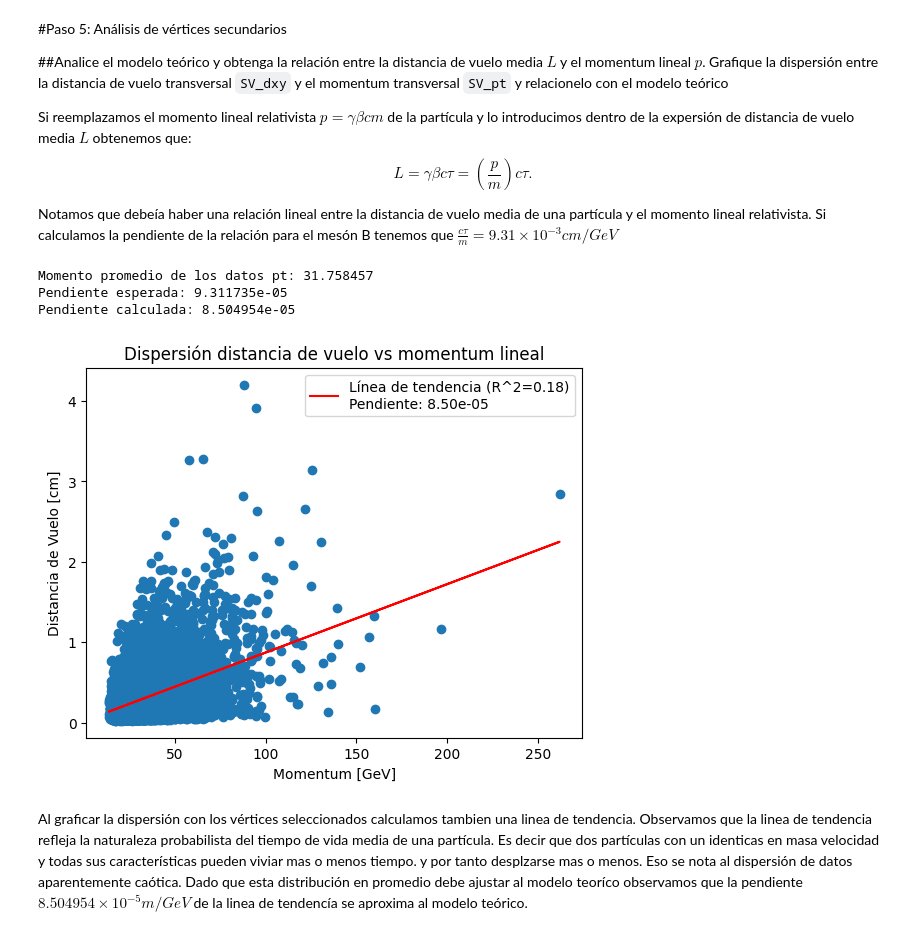
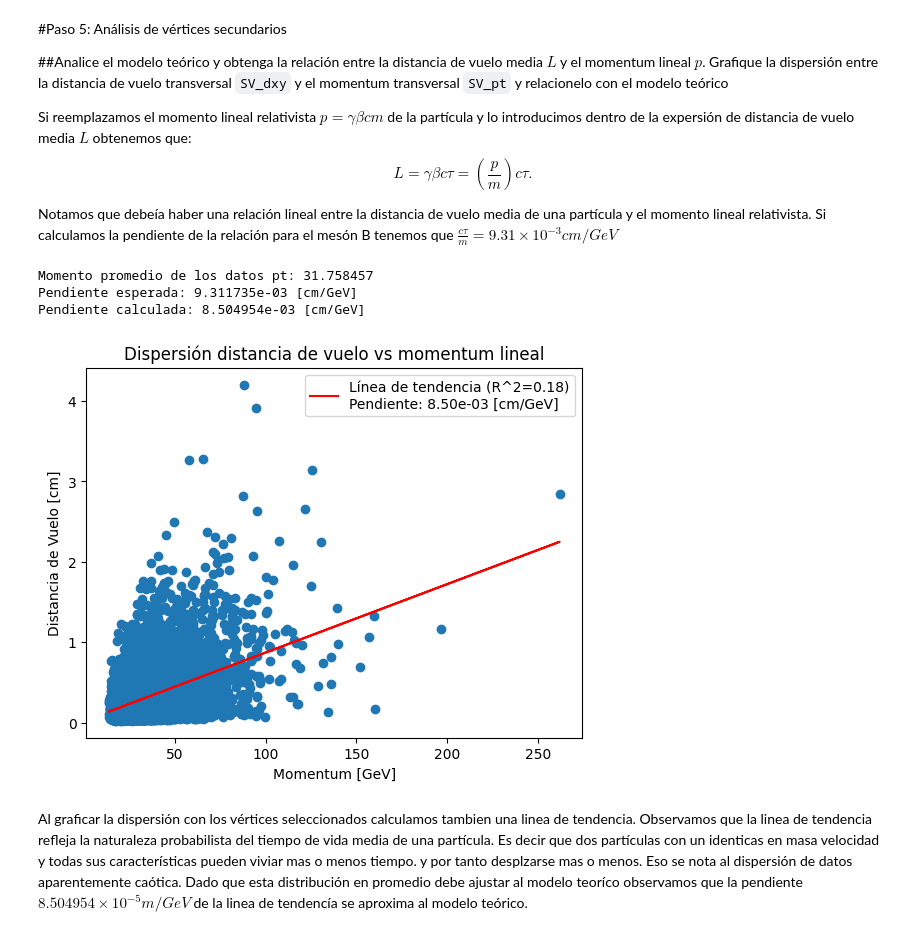
Before and after one commit to JonaJJSJ-crypto/Timedilation-with-CMS-open-Data, a Jupyter notebook: Guía_dilatación_temporal.ipynb, the cells around one changed output. Drawn from its saved outputs; the diff is of its cells as text; code cells hidden in the pictures.

```diff
--- a/Guía_dilatación_temporal.ipynb
+++ b/Guía_dilatación_temporal.ipynb
@@ -291,39 +291,39 @@ from scipy import stats
 x = df_sv_Bcut['SV_pt']
 y = df_sv_Bcut['SV_dxy']
 
 #Gráfico de dispersión para Momentum y distancia de vuelo
 plt.scatter(x, y)
 plt.xlabel('Momentum [GeV]')
 plt.ylabel('Distancia de Vuelo [cm]')
 
 # Cálculo de regresión lineal
 slope, intercept, r_value, p_value, std_err = stats.linregress(x, y)
 
 # Gráfico de la lniea de tendencia en color rojo
-plt.plot(x, intercept + slope * x, color='red', label=f'Línea de tendencia (R^2={r_value**2:.2f})\nPendiente: {slope/100:.2e}')
+plt.plot(x, intercept + slope * x, color='red', label=f'Línea de tendencia (R^2={r_value**2:.2f})\nPendiente: {slope:.2e} [cm/GeV]')
 
 #Calculo de variables
 avrg_pt = df_sv_Bcut['SV_pt'].mean() #momento promedio
 c = 299792458 # (m/s) velocidad e la luz
 tau = 1.64e-12 # (s) tiempo de vída media del Mesón B
 mass = 5.28 # (GeV) Masa del Mesón B
 
 expected_slope = c * tau / mass # pendiente teórica de la relacion distnaica de vuelo - momentum lineal
 
 #Se imprimen los cálculos
 print(f"Momento promedio de los datos pt: {avrg_pt:3f}")
-print(f"Pendiente esperada: {expected_slope:3e}")
-print(f"Pendiente calculada: {slope/100:3e}")
+print(f"Pendiente esperada: {expected_slope*100:3e} [cm/GeV]")
+print(f"Pendiente calculada: {slope:3e} [cm/GeV]")
 
 #Etiquetas del gráfico
 plt.title('Dispersión distancia de vuelo vs momentum lineal')
 plt.legend()
 plt.show()
 # %% [output]
 Momento promedio de los datos pt: 31.758457
-Pendiente esperada: 9.311735e-05
-Pendiente calculada: 8.504954e-05
+Pendiente esperada: 9.311735e-03 [cm/GeV]
+Pendiente calculada: 8.504954e-03 [cm/GeV]
-[figure, old version]
+[figure, new version]
 # %% [markdown]
 Al graficar la dispersión con los vértices seleccionados calculamos tambien una linea de tendencia. Observamos que la linea de tendencia refleja la naturaleza probabilista del tiempo de vida media de una partícula. Es decir que dos partículas con un identicas en masa velocidad y todas sus características pueden viviar mas o menos tiempo. y por tanto desplzarse mas o menos. Eso se nota al dispersión de datos aparentemente caótica. Dado que esta distribución en promedio debe ajustar al modelo teoríco observamos que la pendiente $ 8.504954\times 10^{-5} m/GeV$ de la linea de tendencía se aproxima al modelo teórico.
 # %% [markdown]
```
Also changed, not shown: parts of 1 cell of this notebook.
